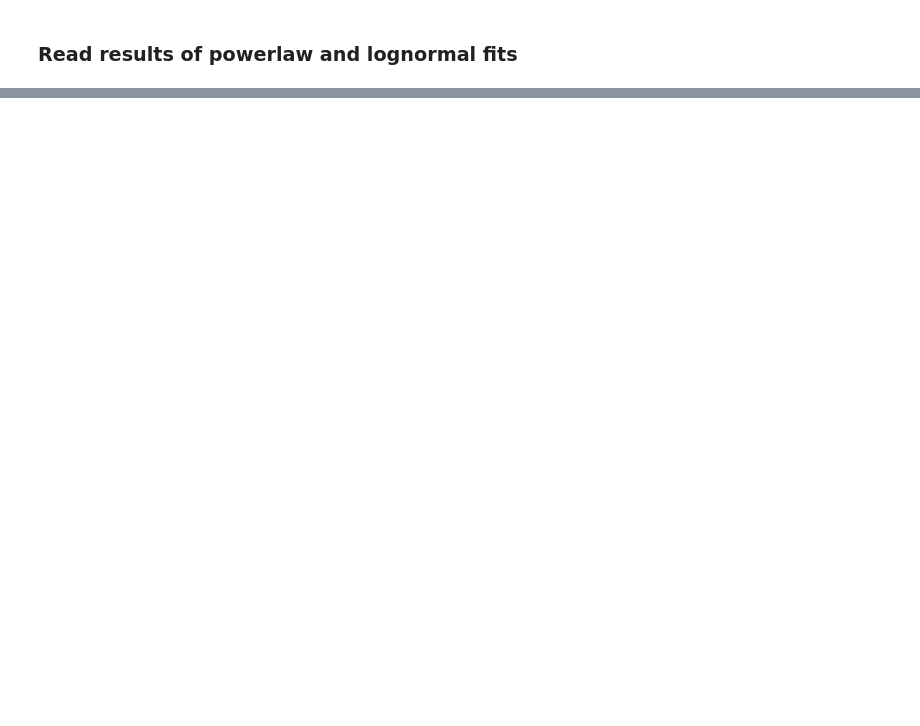
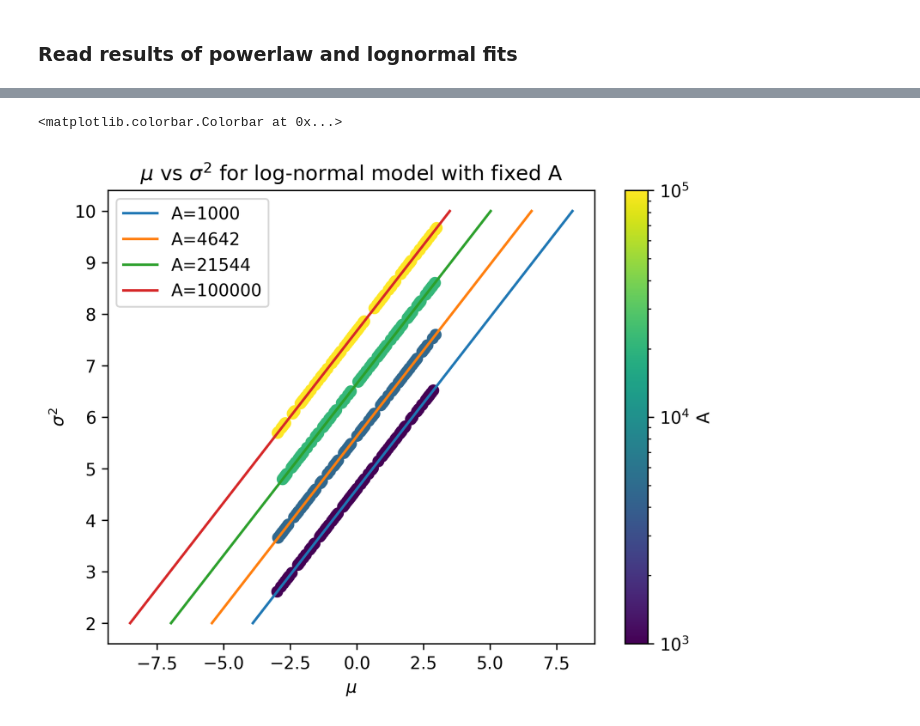
Before and after one commit to flamholz/soil_diskin, a Jupyter notebook: notebooks/experimental/plot_lognormal_param_corr.ipynb, the cells around one changed output, grey strips where cells are left out. Drawn from its saved outputs; the diff is of its cells as text; code cells hidden in the pictures; blank space fills up the shorter version.

```diff
--- a/notebooks/experimental/plot_lognormal_param_corr.ipynb
+++ b/notebooks/experimental/plot_lognormal_param_corr.ipynb
@@ -35,0 +150,15 @@ plt.colorbar(scatter, label='A')
+# %%
+# Scatter mu against sigma^2, coloring by A to emphasize slope = 3/2
+fig, ax = plt.subplots(dpi=300)
+scatter = ax.scatter(mus.flatten(), sigmas.flatten()**2, c=np.repeat(A_vals, 100), cmap='viridis', norm=LogNorm())
+ax.set(xlabel='$\mu$', ylabel='$\sigma^2$', title='$\mu$ vs $\sigma^2$ for log-normal model with fixed A')
+# For each value of A, plot the line mu = 3 sigma^2 / 2 - log(A)
+for A in A_vals:
+    sigma2 = np.linspace(2, 10, 100)
+    mu = 3 * sigma2 / 2 - np.log(A)
+    ax.plot(mu, sigma2, label=f'A={A:.0f}')
+ax.legend()
+plt.colorbar(scatter, label='A')
+# %% [output]
+<matplotlib.colorbar.Colorbar at 0x...>
+[figure, added]
```
Also changed, not shown: parts of 3 cells of this notebook, 11 other files.
